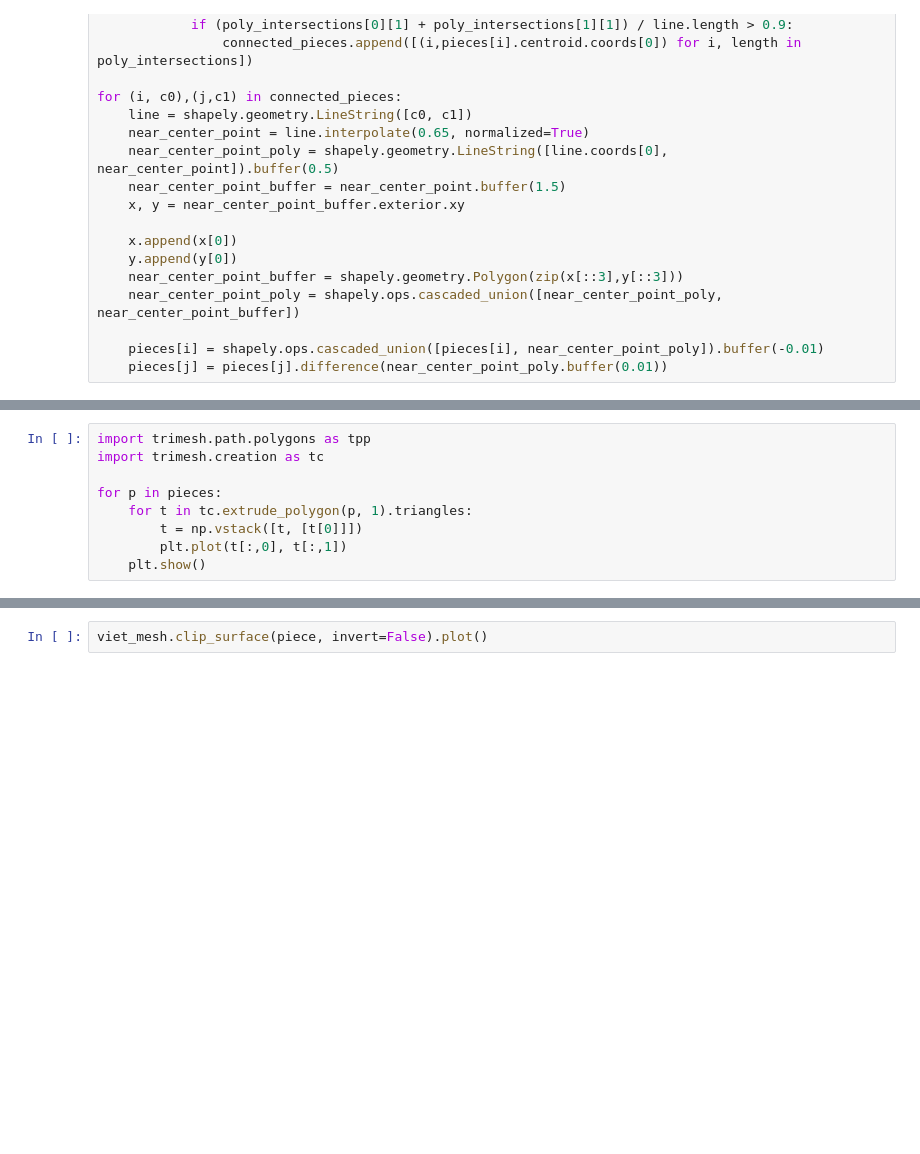
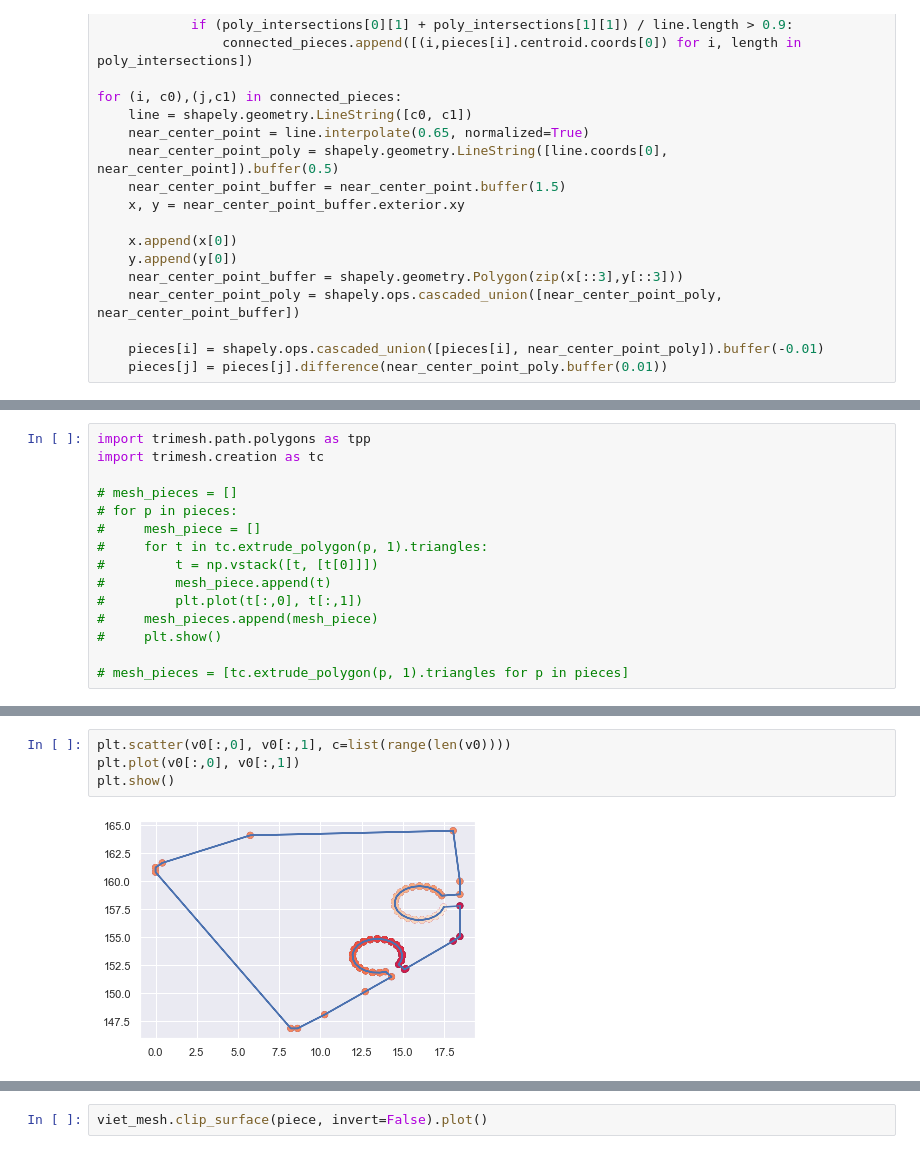
Before and after one commit to nickvazz/Puzzle3D, a Jupyter notebook: GeneratePieces.ipynb, the cells around one changed output, grey strips where cells are left out. Drawn from its saved outputs; the diff is of its cells as text; blank space fills up the shorter version.

Commit message:
almost repaired pieces

```diff
--- a/GeneratePieces.ipynb
+++ b/GeneratePieces.ipynb
@@ -127,8 +146,14 @@ for idx, p in enumerate(pieces):
 import trimesh.path.polygons as tpp
 import trimesh.creation as tc
 
-for p in pieces:
-    for t in tc.extrude_polygon(p, 1).triangles:
-        t = np.vstack([t, [t[0]]])
-        plt.plot(t[:,0], t[:,1])
-    plt.show()
+# mesh_pieces = []
+# for p in pieces:
+#     mesh_piece = []
+#     for t in tc.extrude_polygon(p, 1).triangles:
+#         t = np.vstack([t, [t[0]]])
+#         mesh_piece.append(t)
+#         plt.plot(t[:,0], t[:,1])
+#     mesh_pieces.append(mesh_piece)
+#     plt.show()
+
+# mesh_pieces = [tc.extrude_polygon(p, 1).triangles for p in pieces]
@@ -148,0 +246,6 @@ for p in pieces:
+# %%
+plt.scatter(v0[:,0], v0[:,1], c=list(range(len(v0))))
+plt.plot(v0[:,0], v0[:,1])
+plt.show()
+# %% [output]
+[figure, added]
```
Also changed, not shown: parts of 9 cells of this notebook.
